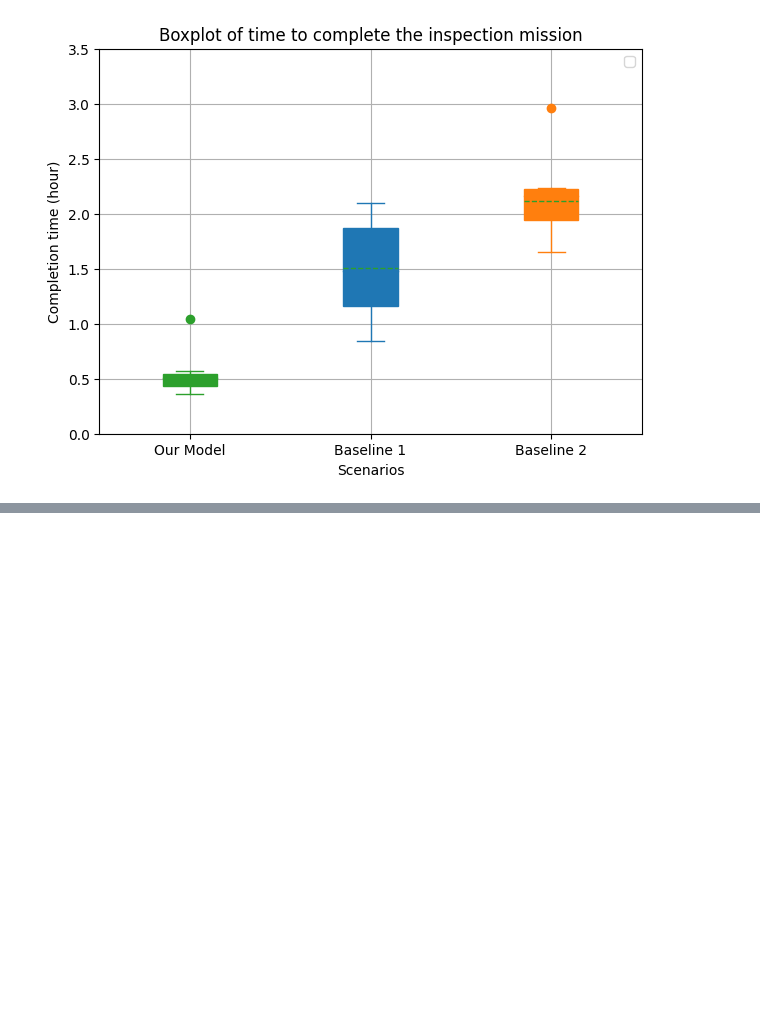
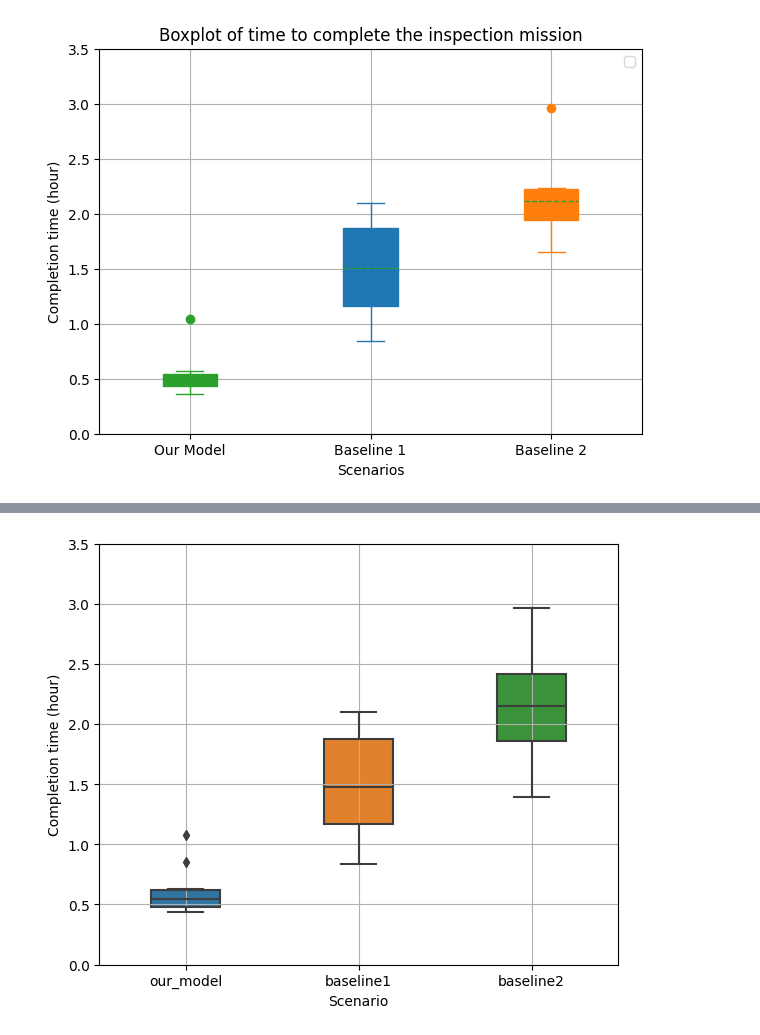
Before and after one commit to Jiayi-11/pymace, a Jupyter notebook: Ulysses/figures/figures.ipynb, the cells around one changed output, grey strips where cells are left out. Cells and saved outputs as stored; diff of their text form; code cells hidden in the pictures; blank space fills up the shorter version.

```diff
--- a/Ulysses/figures/figures.ipynb
+++ b/Ulysses/figures/figures.ipynb
@@ -267,0 +243,53 @@ plt.show()
+# %%
+import seaborn as sns
+import matplotlib.pyplot as plt
+import pandas as pd
+
+# Data points
+baseline1 = [1.92, 1.3, 1.34, 1.73, 1.62, 2.1, 1.99, 0.84, 1.12, 1.11]
+baseline2 = [2.29, 1.39, 2.96, 2.46, 1.73, 4.07, 2.18, 2.03, 2.12, 1.8]
+our_model = [0.48, 0.49, 0.85, 1.08, 0.58, 0.63, 0.57, 0.45, 0.52, 0.44]
+
+# Combine data into a DataFrame
+data = {
+    "scenario": ["our_model"] * 10 + ["baseline1"] * 10 + ["baseline2"] * 10,
+    "value": our_model + baseline1 + baseline2
+}
+
+df = pd.DataFrame(data)
+
+# Define color palette
+color_map = {
+    "our_model": "C0",
+    "baseline1": "C1",
+    "baseline2": "C2"
+}
+
+# Create the plot
+fig, ax = plt.subplots(figsize=(6, 5))
+
+# Boxplot
+sns.boxplot(
+    x="scenario",
+    y="value",
+    data=df,
+    palette=color_map,
+    width=0.4,  # Reduce the width to make the boxes narrower
+    ax=ax
+)
+
+ax.set_xlabel("Scenario")
+ax.set_ylabel("Completion time (hour)")
+
+# Setting y-axis limit
+plt.ylim(0, 3.5)
+
+# Adjust layout
+plt.tight_layout()
+plt.grid(True)
+plt.savefig("new_boxplot.svg", format="svg", bbox_inches="tight")
+
+# Show the plot
+plt.show()
+# %% [output]
+[figure, added]
```
Also changed, not shown: parts of 9 cells of this notebook, 39 other files.
